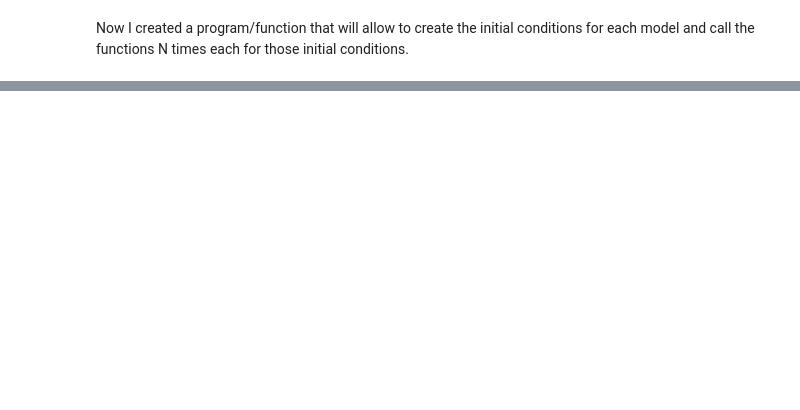
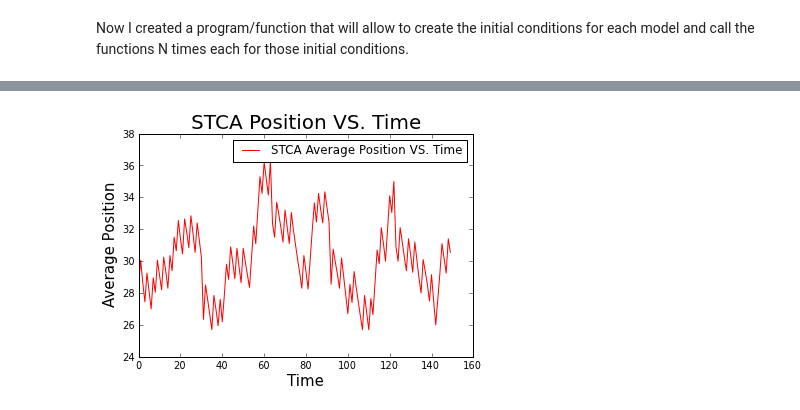
Before and after one commit to dgelfer/PHYS20213, a Jupyter notebook: Project/Project_2_Traffic_Flows.ipynb, the cells around one changed output, grey strips where cells are left out. Drawn from its saved outputs; the diff is of its cells as text; code cells hidden in the pictures; blank space fills up the shorter version.

```diff
--- a/Project/Project_2_Traffic_Flows.ipynb
+++ b/Project/Project_2_Traffic_Flows.ipynb
@@ -303,0 +343,10 @@ T_F('ASEP',10,3,3,0.0,5)
+# %%
+"""S_T[1] is the average position array of T_F function which by simply plotting my time steps along it shoulf provide the necessary plot"""
+plot(T,S_T[1],color = 'red', linestyle = '-',label = "STCA Average Position VS. Time")
+xlabel("Time",fontsize = 15)
+ylabel('Average Position',fontsize = 15)
+title("STCA Position VS. Time", fontsize=20)
+legend(loc = '0')
+show()
+# %% [output]
+[figure, added]
```
Also changed, not shown: parts of 32 cells of this notebook.
